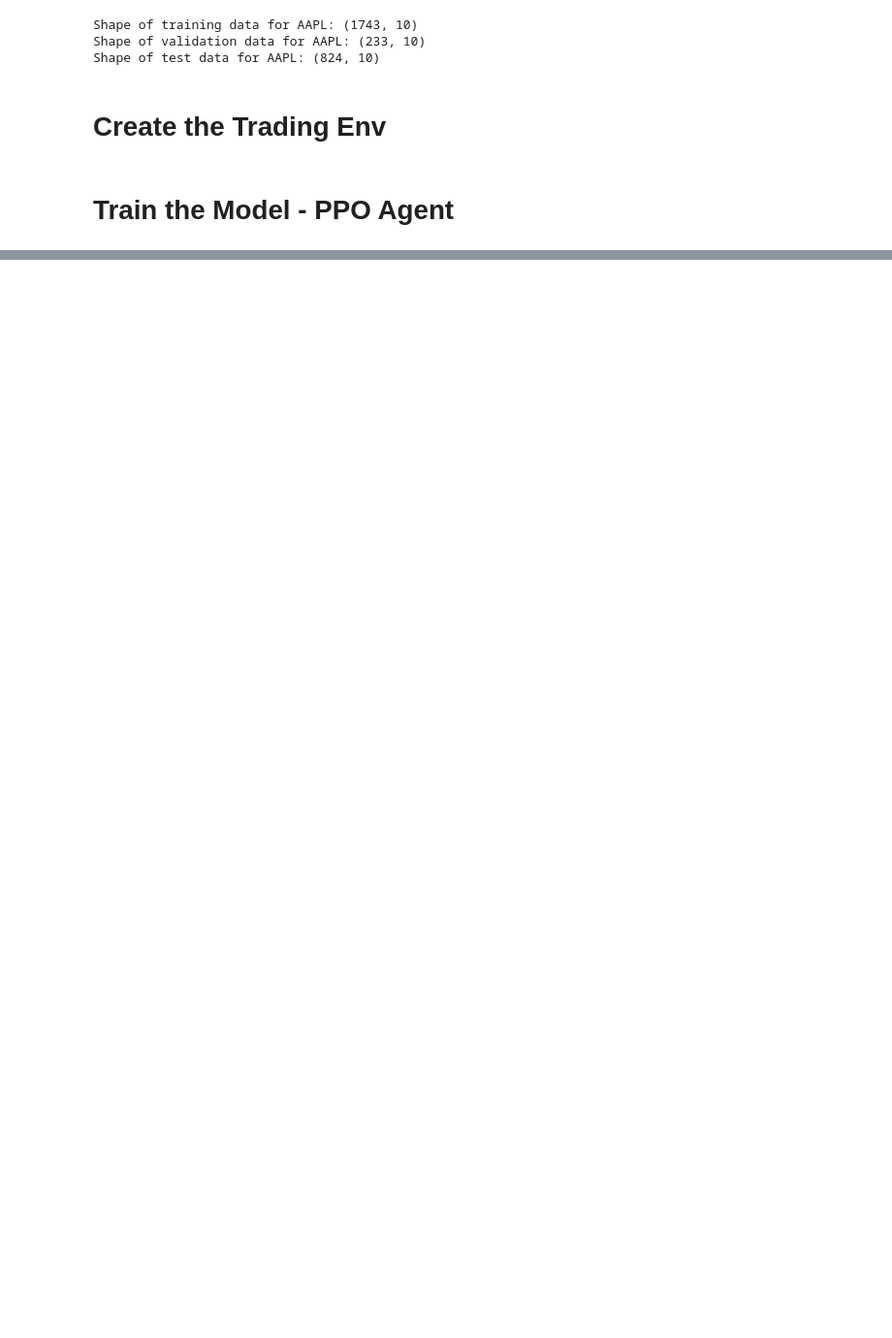
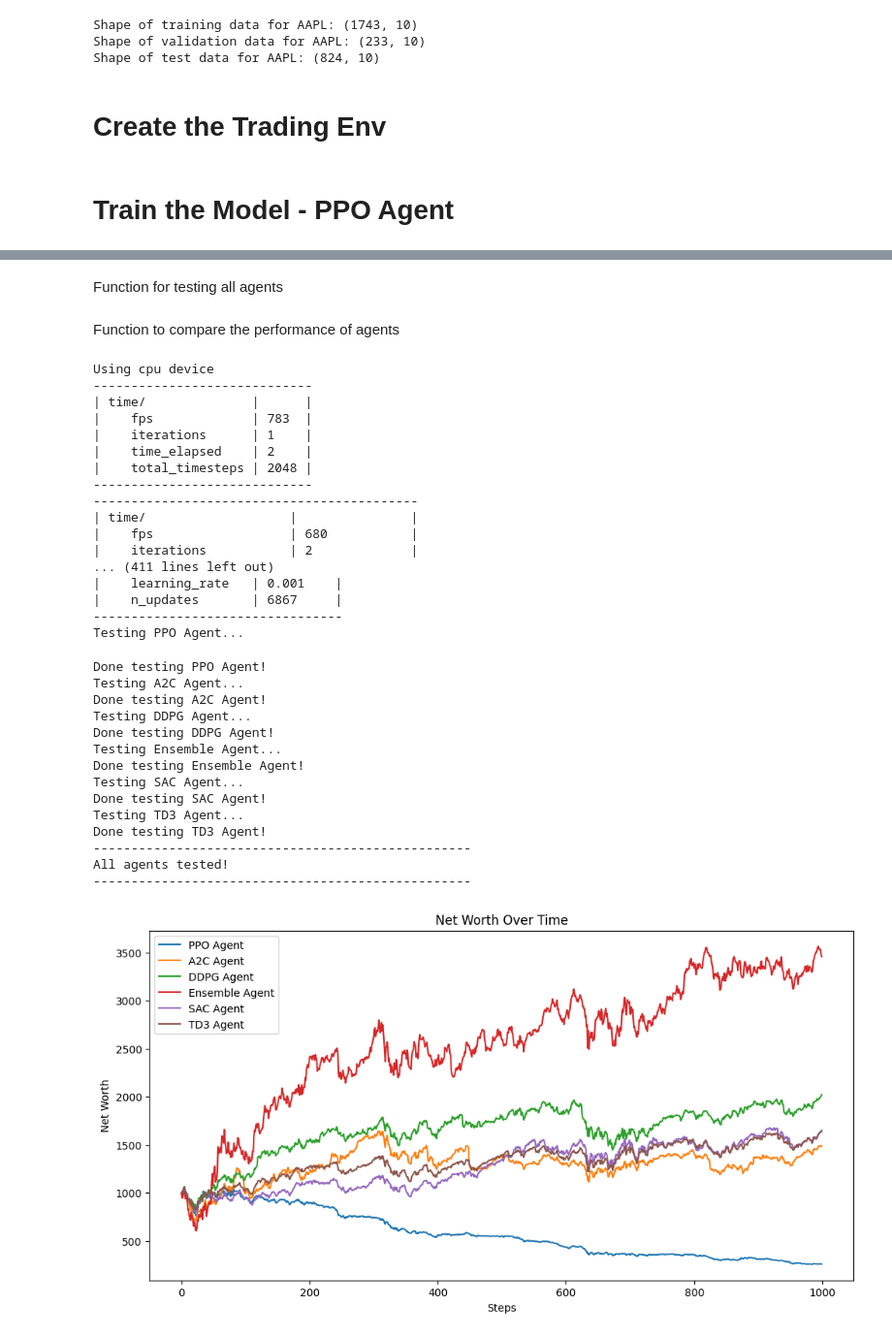
Before and after one commit to EvanZimmerman307/Reinforcement-Learning-Stock-Trading-Bot-, a Jupyter notebook: sample/basic_ppo.ipynb, the cells around one changed output, grey strips where cells are left out. Shown at 97% size. Drawn from its saved outputs; the diff is of its cells as text; code cells hidden in the pictures; blank space fills up the shorter version.

```diff
--- a/sample/basic_ppo.ipynb
+++ b/sample/basic_ppo.ipynb
@@ -390,0 +574,24 @@ def create_env_and_train_agents(data, total_timesteps):
+# %% [markdown]
+Function for testing all agents
+# %%
+# If n_tests is 1000 bays but our training data is 6 years, are we even using all the training data
+
+def test_and_visualize_agents(env, agents, training_data, n_tests=1000):
+    metrics = {}
+    for agent_name, agent in agents.items():
+        print(f"Testing {agent_name}...")
+        metrics[agent_name] = test_agent(env, agent, training_data, n_tests=n_tests, visualize=True)
+        print(f"Done testing {agent_name}!")
+
+    print('-'*50)
+    print('All agents tested!')
+    print('-'*50)
+
+    # Extract net worths for visualization
+    net_worths = [metrics[agent_name]['net_worths'] for agent_name in agents.keys()]
+    steps = next(iter(metrics.values()))['steps']  # Assuming all agents have the same step count for simplicity
+
+    # Visualize the performance metrics of multiple agents
+    visualize_multiple_portfolio_net_worth(steps, net_worths, list(agents.keys()))
+# %% [markdown]
+Function to compare the performance of agents
@@ -390,0 +646,50 @@ def create_env_and_train_agents(data, total_timesteps):
+# %%
+# 1. Create the environment and train the agents
+total_timesteps = 10000 # 10,000 days of training
+env, ppo_agent, a2c_agent, ddpg_agent, ensemble_agent, sac_agent, td3_agent = create_env_and_train_agents(training_data, total_timesteps)
+
+
+# 2. Test & visualize the agents
+n_tests = 1000 # 1,000 days of testing
+agents = {
+    'PPO Agent': ppo_agent,
+    'A2C Agent': a2c_agent,
+    'DDPG Agent': ddpg_agent,
+    'Ensemble Agent': ensemble_agent,
+    'SAC Agent': sac_agent,
+    'TD3 Agent': td3_agent
+}
+test_and_visualize_agents(env, agents, training_data, n_tests=n_tests)
+# %% [output]
+Using cpu device
+-----------------------------
+| time/              |      |
+|    fps             | 783  |
+|    iterations      | 1    |
+|    time_elapsed    | 2    |
+|    total_timesteps | 2048 |
+-----------------------------
+-------------------------------------------
+| time/                   |               |
+|    fps                  | 680           |
+|    iterations           | 2             |
+... (411 lines left out)
+|    learning_rate   | 0.001    |
+|    n_updates       | 6867     |
+---------------------------------
+Testing PPO Agent...
+Done testing PPO Agent!
+Testing A2C Agent...
+Done testing A2C Agent!
+Testing DDPG Agent...
+Done testing DDPG Agent!
+Testing Ensemble Agent...
+Done testing Ensemble Agent!
+Testing SAC Agent...
+Done testing SAC Agent!
+Testing TD3 Agent...
+Done testing TD3 Agent!
+--------------------------------------------------
+All agents tested!
+--------------------------------------------------
+[figure, added]
```
Also changed, not shown: parts of 11 cells of this notebook.
